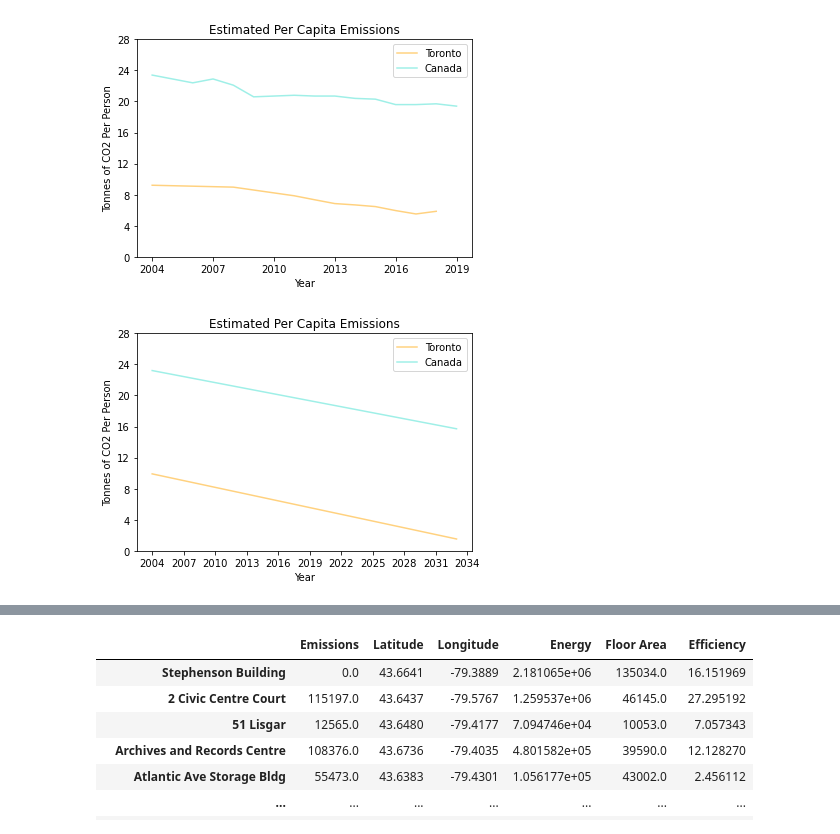
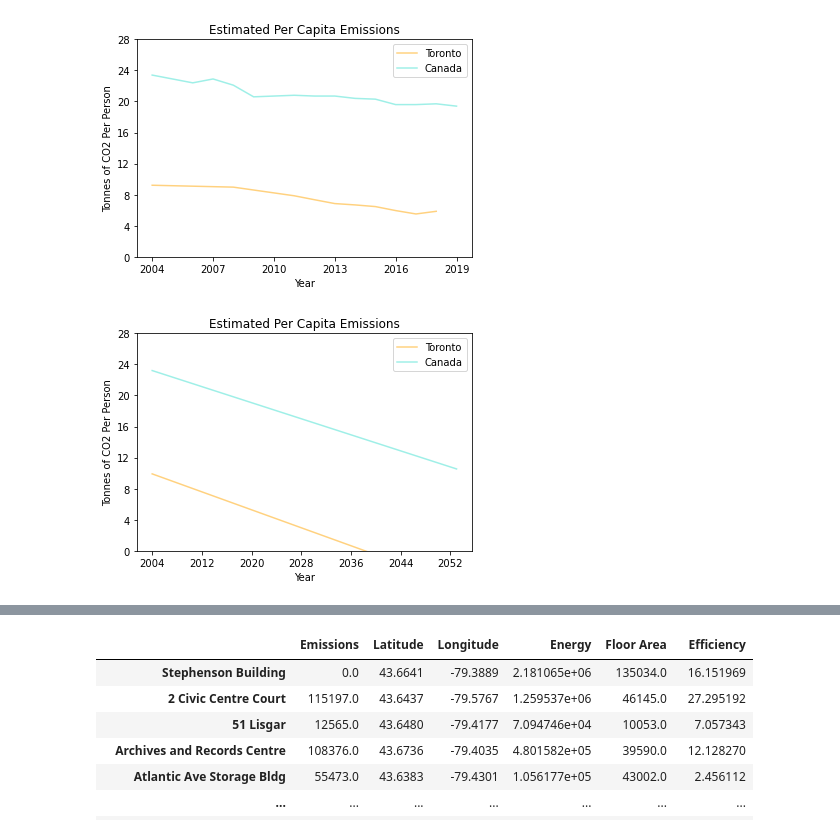
Before and after one commit to SAP-Team-Fruchsia-Fungi/Renewable-Energy-And-Climate, a Jupyter notebook: Renewable Energy.ipynb, the cells around one changed output, grey strips where cells are left out. Saved outputs shown, nothing was run; the diff lists cells and outputs as text; code cells hidden in the pictures.

```diff
--- a/Renewable Energy.ipynb
+++ b/Renewable Energy.ipynb
@@ -137,36 +176,37 @@ plt.show()
 x = np.array(year)
 y = np.array(per_capita)
 m, b = np.polyfit(x, y, 1)
 
 q = np.array(year3)
 p = np.array(can_pc)
 s, t = np.polyfit(q, p, 1)
 
 year.clear()
 per_capita.clear()
 year3.clear()
 can_pc.clear()
 
-for i in range(30):
+for i in range(50):
     per_capita.append(func(m, i + 2003 , b))
     can_pc.append(func(s, i + 2003, t))
     year.append(2004 + i)
     year3.append(2004 + i)
 
 #Creates Legend and Plots graph
 plt.plot(year, per_capita, c="Orange", alpha=0.5, label="Toronto")
 plt.plot(year3, can_pc, c="Turquoise", alpha=0.5, label="Canada")
 
 #Draws graph
 plt.title('Estimated Per Capita Emissions')
 plt.xlabel('Year')
 plt.ylabel('Tonnes of CO2 Per Person')
 plt.yticks(np.arange(0, 30, 4))
-plt.xticks(np.arange(2004, 2035, 3))
+plt.xticks(np.arange(2004, 2056, 8))
 plt.legend()
+plt.ylim(0, None)
 plt.show()
 # %% [output]
-[figure, old version]
+[figure, new version]
 # %% [markdown]
 <h1>Graph Analysis</h1>
     <p>The first graph clearly indicates that Toronto has made significant progress in cutting down their greenhouse gas emissions since 2004 (emissions have been decreasing before 2004, we just didn’t have enough data to graph). It appears the city is well on track to meet it’s carbon neutral goal by 2050. It is worth noting that emissions from buildings are decreasing the fastest while emissions from waste haven’t decreased since 2004. The reasons for increased progress in the areas of buildings could be due to a combination of factors, such as the fact that buildings make up for the majority of emissions, the use of green roofs to reduce energy consumption and the use of renewables. </p>
```
Also changed, not shown: parts of 14 cells of this notebook.
